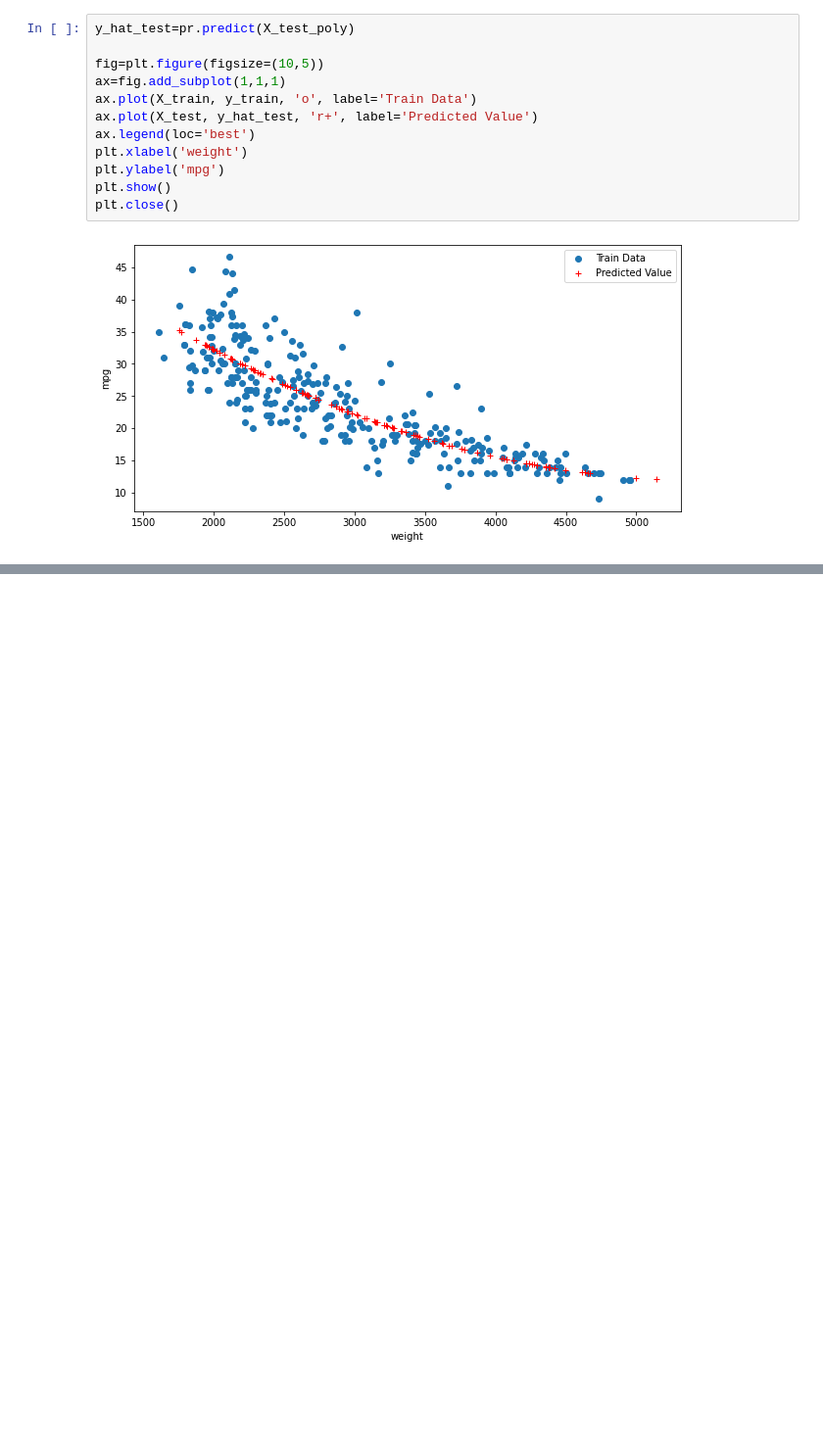
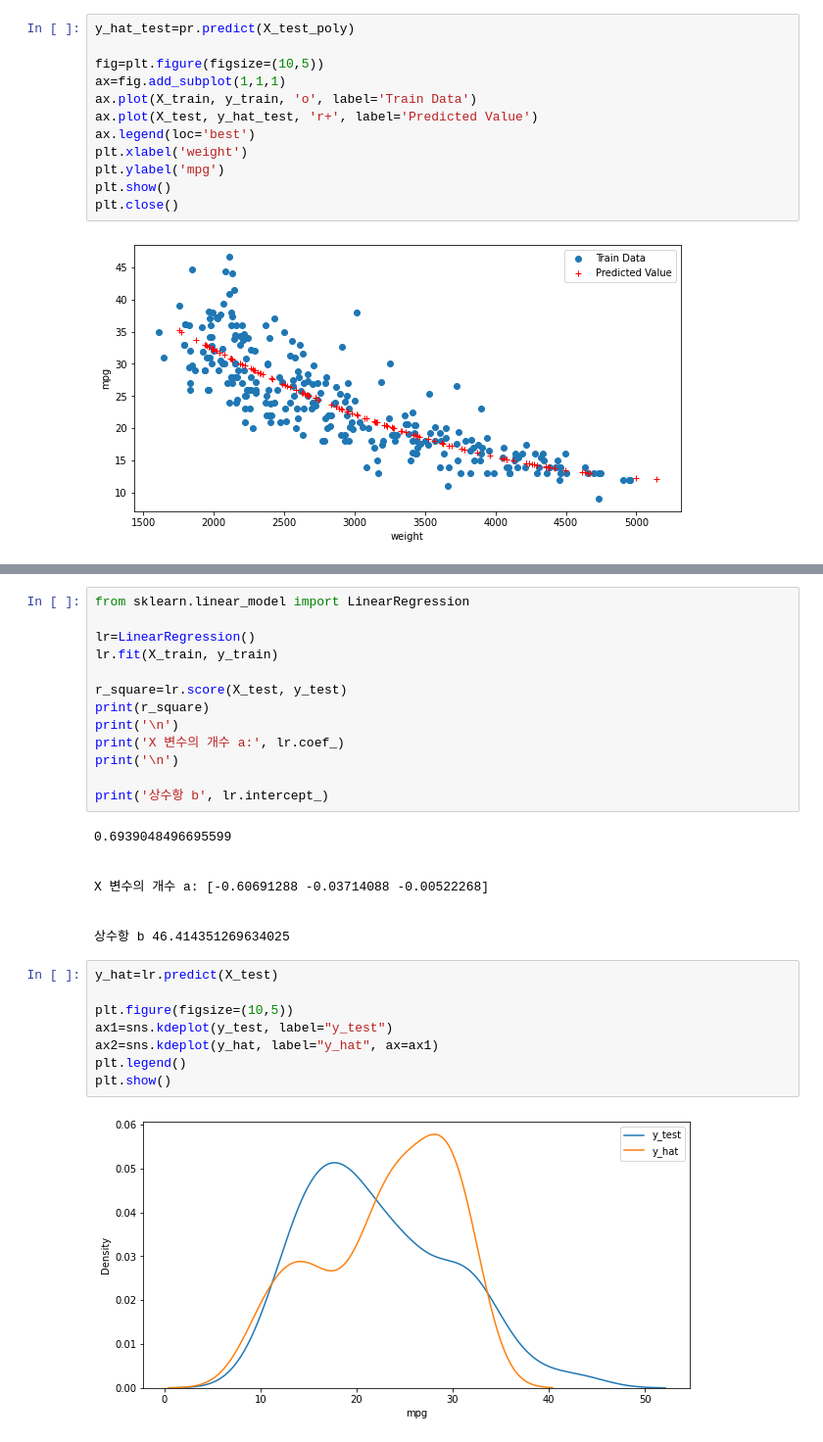
Before and after one commit to yeonseocho/Machine-Learning-Pandas-Data-Analytics, a Jupyter notebook: Part 7. 머신러닝 데이터 분석/7.1 머신러닝 개요.ipynb, the cells around one changed output, grey strips where cells are left out. Shown at 98% size. Drawn from its saved outputs; the diff is of its cells as text; blank space fills up the shorter version.

```diff
--- a/Part 7. 머신러닝 데이터 분석/7.1 머신러닝 개요.ipynb
+++ b/Part 7. 머신러닝 데이터 분석/7.1 머신러닝 개요.ipynb
@@ -270,0 +306,31 @@ plt.close()
+# %%
+from sklearn.linear_model import LinearRegression
+
+lr=LinearRegression()
+lr.fit(X_train, y_train)
+
+r_square=lr.score(X_test, y_test)
+print(r_square)
+print('\n')
+print('X 변수의 개수 a:', lr.coef_)
+print('\n')
+
+print('상수항 b', lr.intercept_)
+# %% [output]
+0.6939048496695599
+
+
+X 변수의 개수 a: [-0.60691288 -0.03714088 -0.00522268]
+
+
+상수항 b 46.414351269634025
+# %%
+y_hat=lr.predict(X_test)
+
+plt.figure(figsize=(10,5))
+ax1=sns.kdeplot(y_test, label="y_test")
+ax2=sns.kdeplot(y_hat, label="y_hat", ax=ax1)
+plt.legend()
+plt.show()
+# %% [output]
+[figure, added]
```
Also changed, not shown: parts of 3 cells of this notebook.
